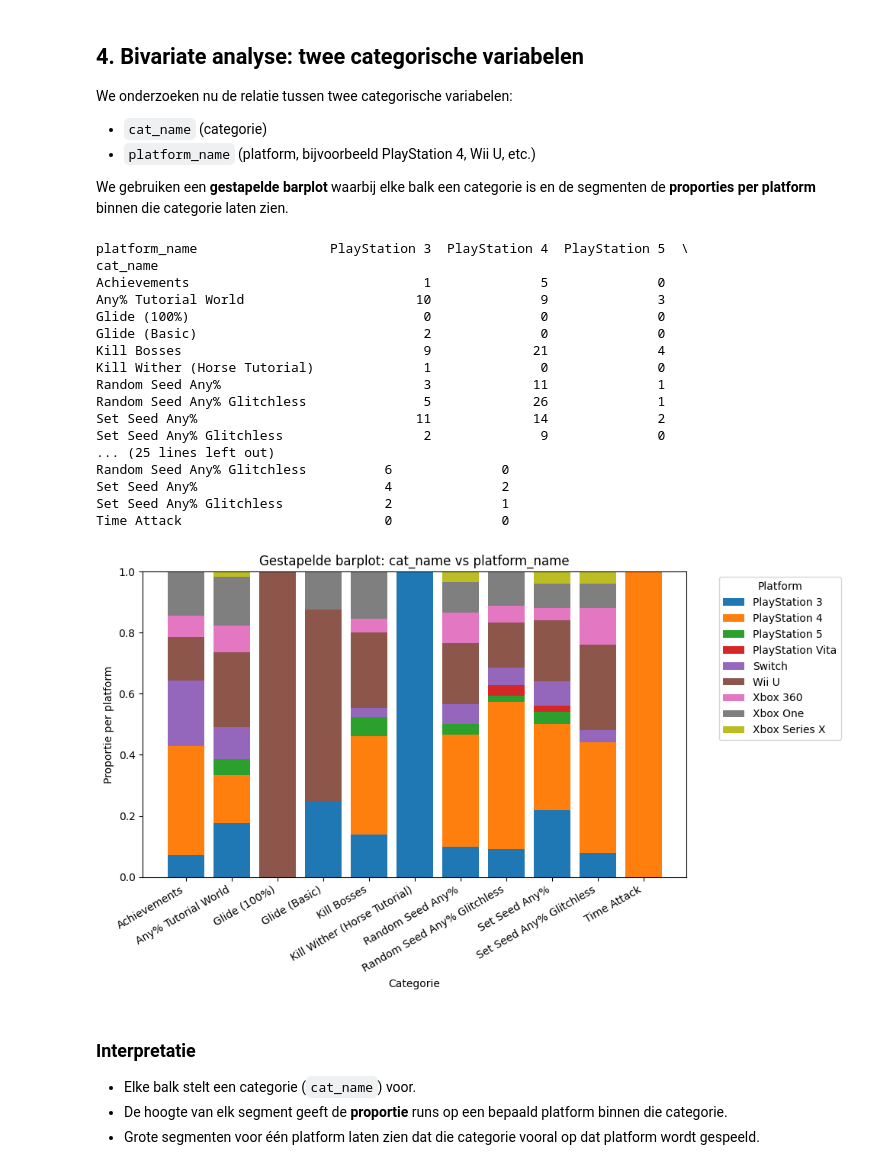
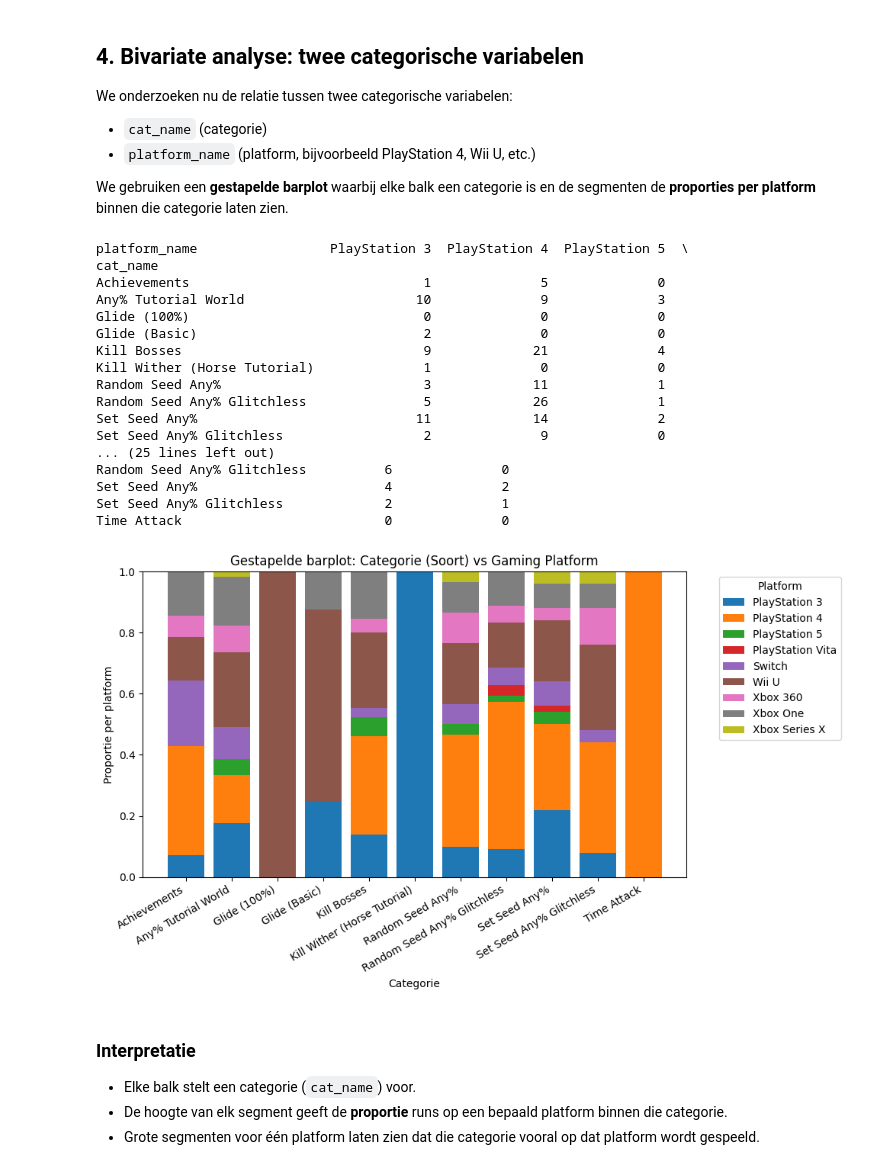
Before and after one commit to CodeAura/BIM-2.2-Processen-Analyseren, a Jupyter notebook: Own_Project/minecraft_speedrun_bivariate_analyse.ipynb, the cells around one changed output. Cells and saved outputs as stored; diff of their text form; code cells hidden in the pictures.

```diff
--- a/Own_Project/minecraft_speedrun_bivariate_analyse.ipynb
+++ b/Own_Project/minecraft_speedrun_bivariate_analyse.ipynb
@@ -282,35 +282,35 @@ bottom = np.zeros(len(categories_cc))
 for platform in platforms:
     values = ct_prop[platform].values
     ax.bar(x, values, bottom=bottom, label=platform)
     bottom += values
 
 ax.set_xticks(x)
 ax.set_xticklabels(categories_cc, rotation=30, ha='right')
 ax.set_xlabel('Categorie')
 ax.set_ylabel('Proportie per platform')
-ax.set_title('Gestapelde barplot: cat_name vs platform_name')
+ax.set_title('Gestapelde barplot: Categorie (Soort) vs Gaming Platform')
 ax.legend(title='Platform', bbox_to_anchor=(1.05, 1), loc='upper left')
 plt.tight_layout()
 plt.show()
 # %% [output]
 platform_name                 PlayStation 3  PlayStation 4  PlayStation 5  \
 cat_name
 Achievements                              1              5              0
 Any% Tutorial World                      10              9              3
 Glide (100%)                              0              0              0
 Glide (Basic)                             2              0              0
 Kill Bosses                               9             21              4
 Kill Wither (Horse Tutorial)              1              0              0
 Random Seed Any%                          3             11              1
 Random Seed Any% Glitchless               5             26              1
 Set Seed Any%                            11             14              2
 Set Seed Any% Glitchless                  2              9              0
 ... (25 lines left out)
 Random Seed Any% Glitchless          6              0
 Set Seed Any%                        4              2
 Set Seed Any% Glitchless             2              1
 Time Attack                          0              0
-[figure, old version]
+[figure, new version]
 # %% [markdown]
 ### Interpretatie
 
```
Also changed, not shown: 1 other file.
